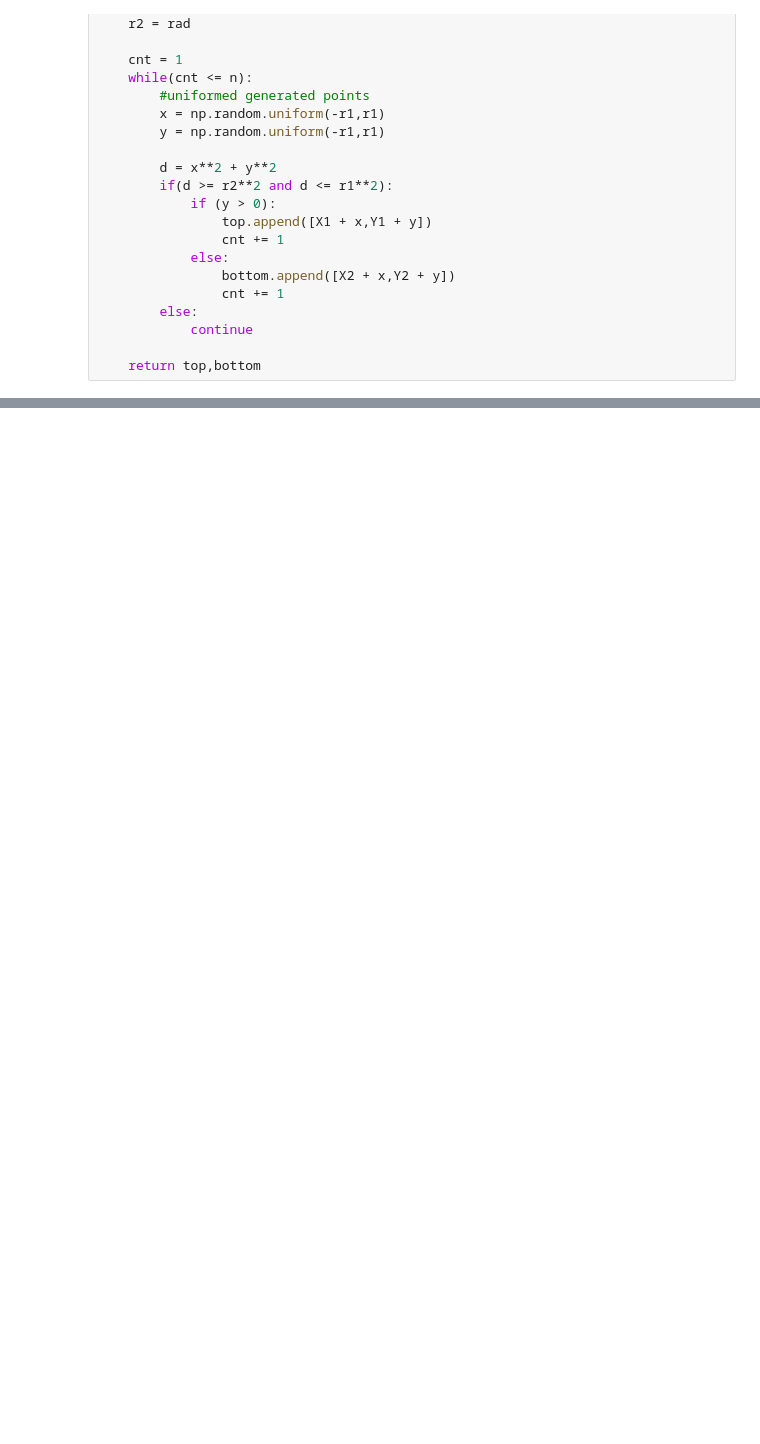
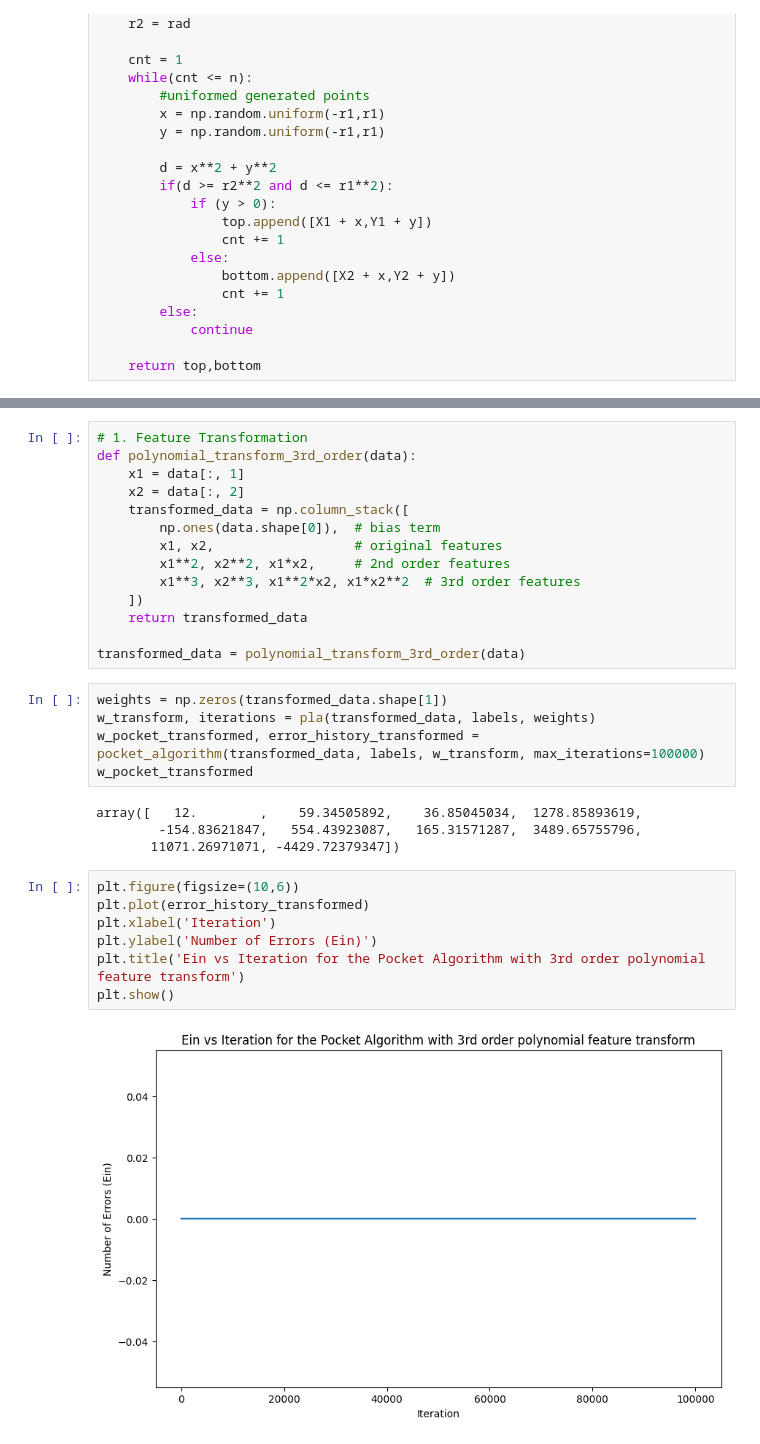
Before and after one commit to kwanqing/CMPE-257, a Jupyter notebook: HW2_3_1.ipynb, the cells around one changed output, grey strips where cells are left out. Drawn from its saved outputs; the diff is of its cells as text; blank space fills up the shorter version.

```diff
--- a/HW2_3_1.ipynb
+++ b/HW2_3_1.ipynb
@@ -139,0 +208,32 @@ plot_data_and_boundary(data, labels, w_lr, "Linear Regression")
+# %%
+# 1. Feature Transformation
+def polynomial_transform_3rd_order(data):
+    x1 = data[:, 1]
+    x2 = data[:, 2]
+    transformed_data = np.column_stack([
+        np.ones(data.shape[0]),  # bias term
+        x1, x2,                  # original features
+        x1**2, x2**2, x1*x2,     # 2nd order features
+        x1**3, x2**3, x1**2*x2, x1*x2**2  # 3rd order features
+    ])
+    return transformed_data
+
+transformed_data = polynomial_transform_3rd_order(data)
+# %%
+weights = np.zeros(transformed_data.shape[1])
+w_transform, iterations = pla(transformed_data, labels, weights)
+w_pocket_transformed, error_history_transformed = pocket_algorithm(transformed_data, labels, w_transform, max_iterations=100000)
+w_pocket_transformed
+# %% [output]
+array([   12.        ,    59.34505892,    36.85045034,  1278.85893619,
+        -154.83621847,   554.43923087,   165.31571287,  3489.65755796,
+       11071.26971071, -4429.72379347])
+# %%
+plt.figure(figsize=(10,6))
+plt.plot(error_history_transformed)
+plt.xlabel('Iteration')
+plt.ylabel('Number of Errors (Ein)')
+plt.title('Ein vs Iteration for the Pocket Algorithm with 3rd order polynomial feature transform')
+plt.show()
+# %% [output]
+[figure, added]
```
Also changed, not shown: parts of 12 cells of this notebook.
